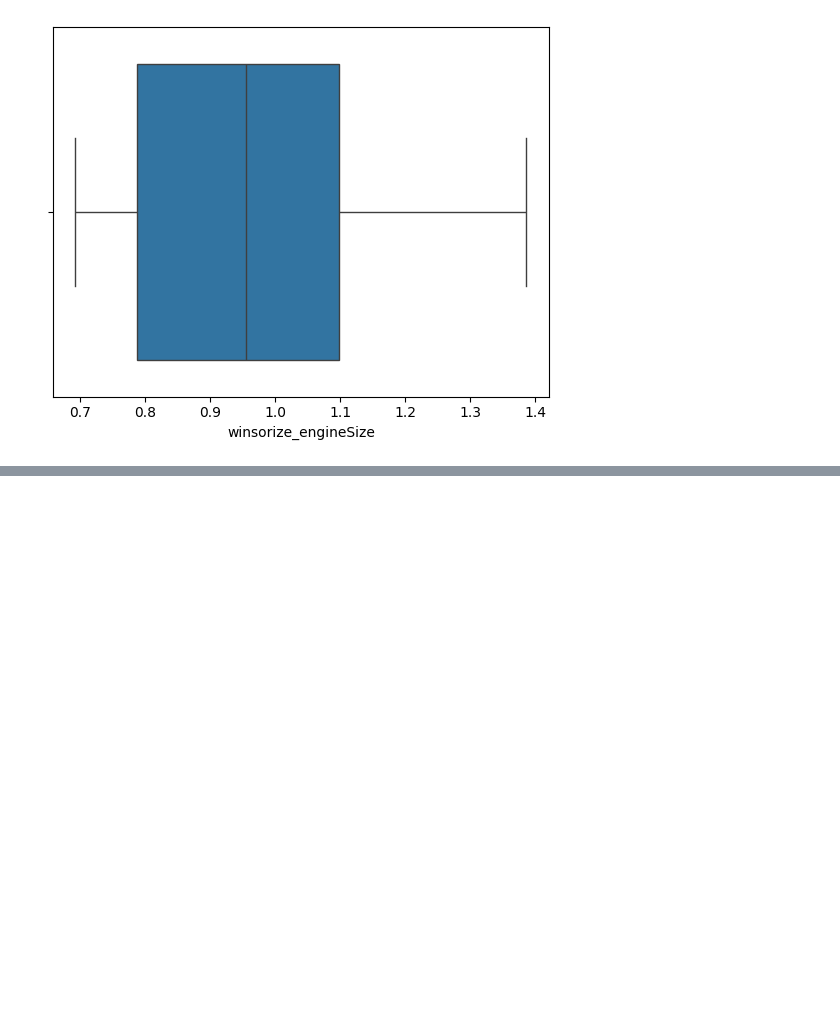
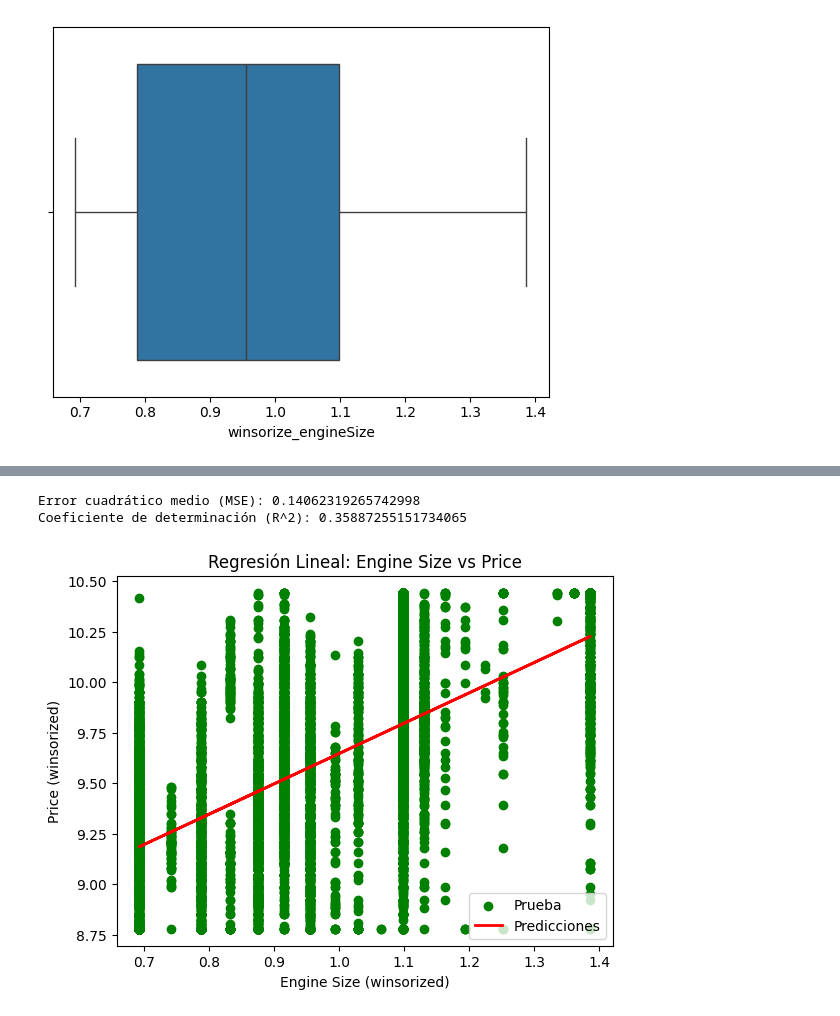
Before and after one commit to Carrascoom18/Pimero-ia, a Jupyter notebook: outliers.ipynb, the cells around one changed output, grey strips where cells are left out. Cells and saved outputs as stored; diff of their text form; code cells hidden in the pictures; blank space fills up the shorter version.

```diff
--- a/outliers.ipynb
+++ b/outliers.ipynb
@@ -107,0 +166,52 @@ plt.show()
+# %%
+from sklearn.model_selection import train_test_split
+from sklearn.linear_model import LinearRegression
+from sklearn.metrics import mean_squared_error, r2_score
+
+X= df_numerico[["winsorize_engineSize"]]
+y= df_numerico["winsorize_price"]
+
+# Suponiendo que tenemos un DataFrame con X (variables) e y (target)
+X_train, X_test, y_train, y_test = train_test_split(X, y, test_size=0.1, random_state=42)
+
+#print("Datos de entrenamiento:", len(X_train))
+#print("Datos de prueba:", len(X_test))
+
+
+
+modelo = LinearRegression()    # Definir el modelo
+modelo.fit(X_train, y_train)   # Entrenar el modelo
+predicciones = modelo.predict(X_test)  # Hacer predicciones
+
+mse = mean_squared_error(y_test, predicciones)  # Error cuadrático medio
+r2 = r2_score(y_test, predicciones)  # Coeficiente de determinación
+
+print("Error cuadrático medio (MSE):", mse)
+print("Coeficiente de determinación (R^2):", r2)
+# %% [output]
+Error cuadrático medio (MSE): 0.14062319265742998
+Coeficiente de determinación (R^2): 0.35887255151734065
+# %%
+import matplotlib.pyplot as plt
+
+""" # Crear un mapa de dispersión para los datos de entrenamiento
+plt.scatter(X_train, y_train, color='blue', label='Entrenamiento') """
+
+# Crear un mapa de dispersión para los datos de prueba
+plt.scatter(X_test, y_test, color='green', label='Prueba')
+
+# Crear la línea de predicción
+plt.plot(X_test, predicciones, color='red', linewidth=2, label='Predicciones')
+
+# Añadir etiquetas y título
+plt.xlabel("Engine Size (winsorized)")
+plt.ylabel("Price (winsorized)")
+plt.title("Regresión Lineal: Engine Size vs Price")
+
+# Añadir leyenda
+plt.legend()
+
+# Mostrar el gráfico
+plt.show()
+# %% [output]
+[figure, added]
```
Also changed, not shown: parts of 1 cell of this notebook, 1 other file.
